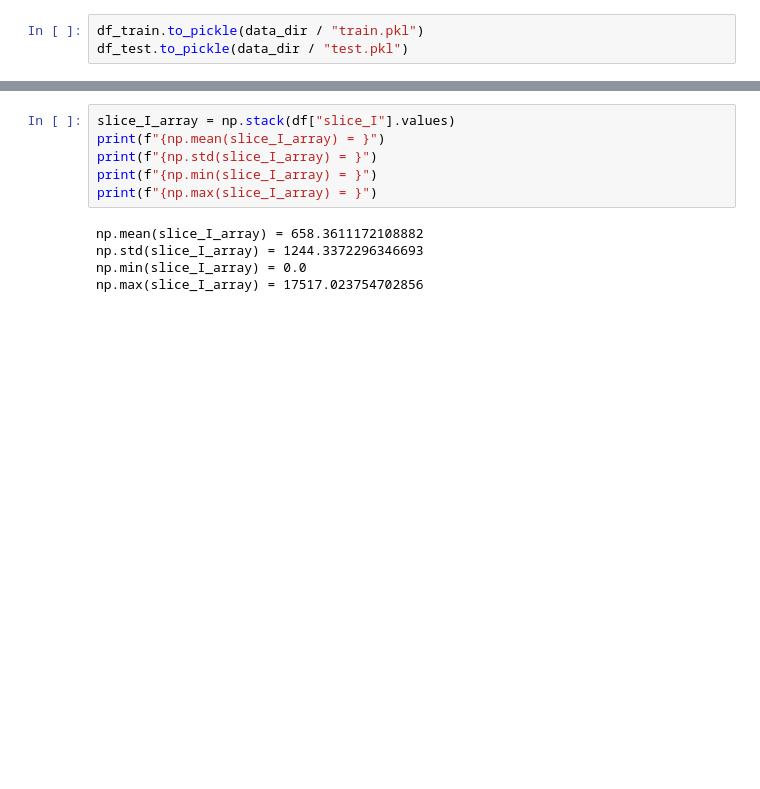
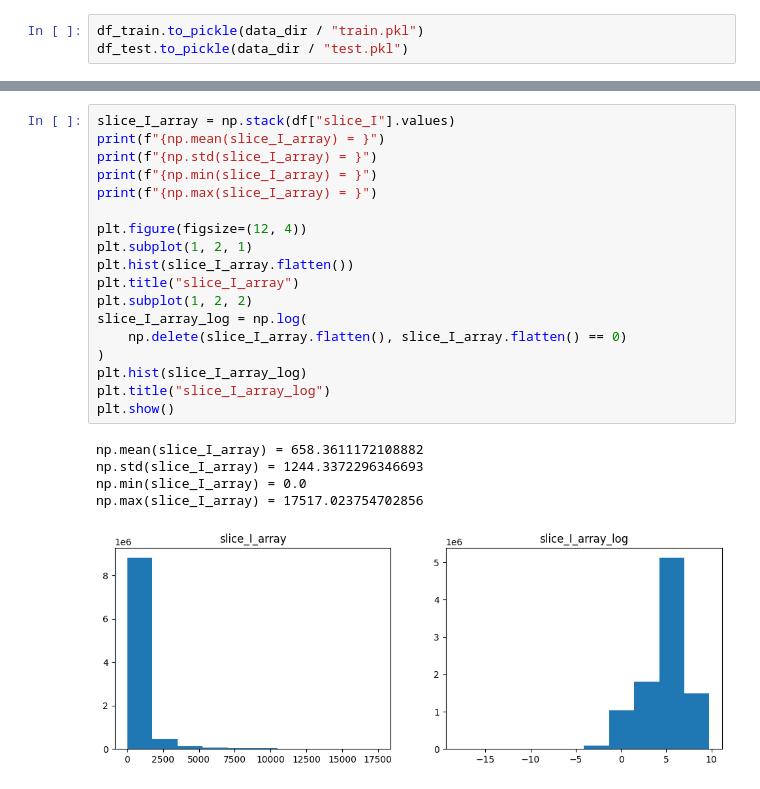
Before and after one commit to jank324/spectral-vd-euxfel, a Jupyter notebook: new_data.ipynb, the cells around one changed output, grey strips where cells are left out. Cells and saved outputs as stored; diff of their text form; blank space fills up the shorter version.

```diff
--- a/new_data.ipynb
+++ b/new_data.ipynb
@@ -237,14 +238,27 @@ df[rf_setting_names + ["slice_width"]].describe()
 # %%
 slice_I_array = np.stack(df["slice_I"].values)
 print(f"{np.mean(slice_I_array) = }")
 print(f"{np.std(slice_I_array) = }")
 print(f"{np.min(slice_I_array) = }")
 print(f"{np.max(slice_I_array) = }")
+
+plt.figure(figsize=(12, 4))
+plt.subplot(1, 2, 1)
+plt.hist(slice_I_array.flatten())
+plt.title("slice_I_array")
+plt.subplot(1, 2, 2)
+slice_I_array_log = np.log(
+    np.delete(slice_I_array.flatten(), slice_I_array.flatten() == 0)
+)
+plt.hist(slice_I_array_log)
+plt.title("slice_I_array_log")
+plt.show()
 # %% [output]
 np.mean(slice_I_array) = 658.3611172108882
 np.std(slice_I_array) = 1244.3372296346693
 np.min(slice_I_array) = 0.0
 np.max(slice_I_array) = 17517.023754702856
+[figure, added]
 # %%
 formfactors_array = formfactors_dataset[:, 1]
 print(f"{np.mean(formfactors_array) = }")
```
Also changed, not shown: parts of 7 cells of this notebook.
